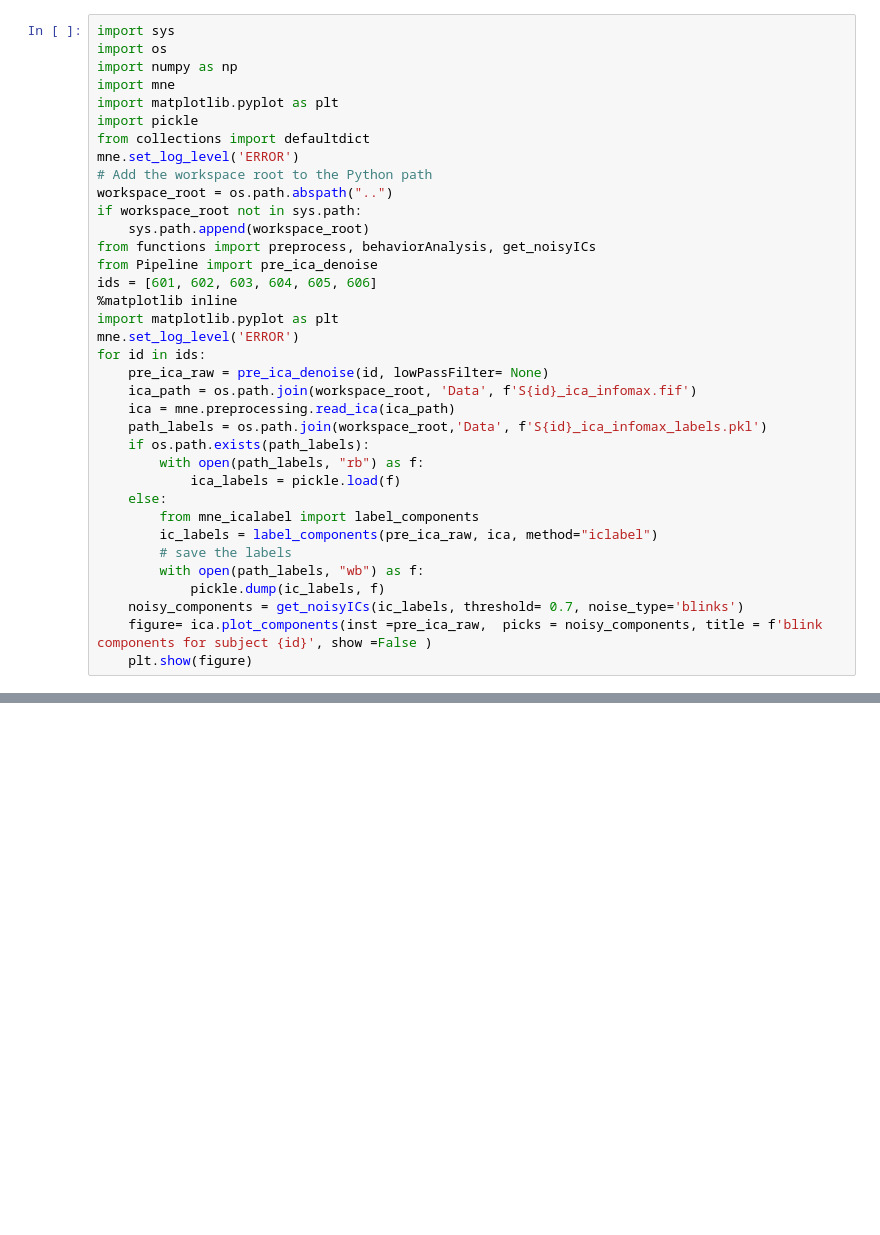
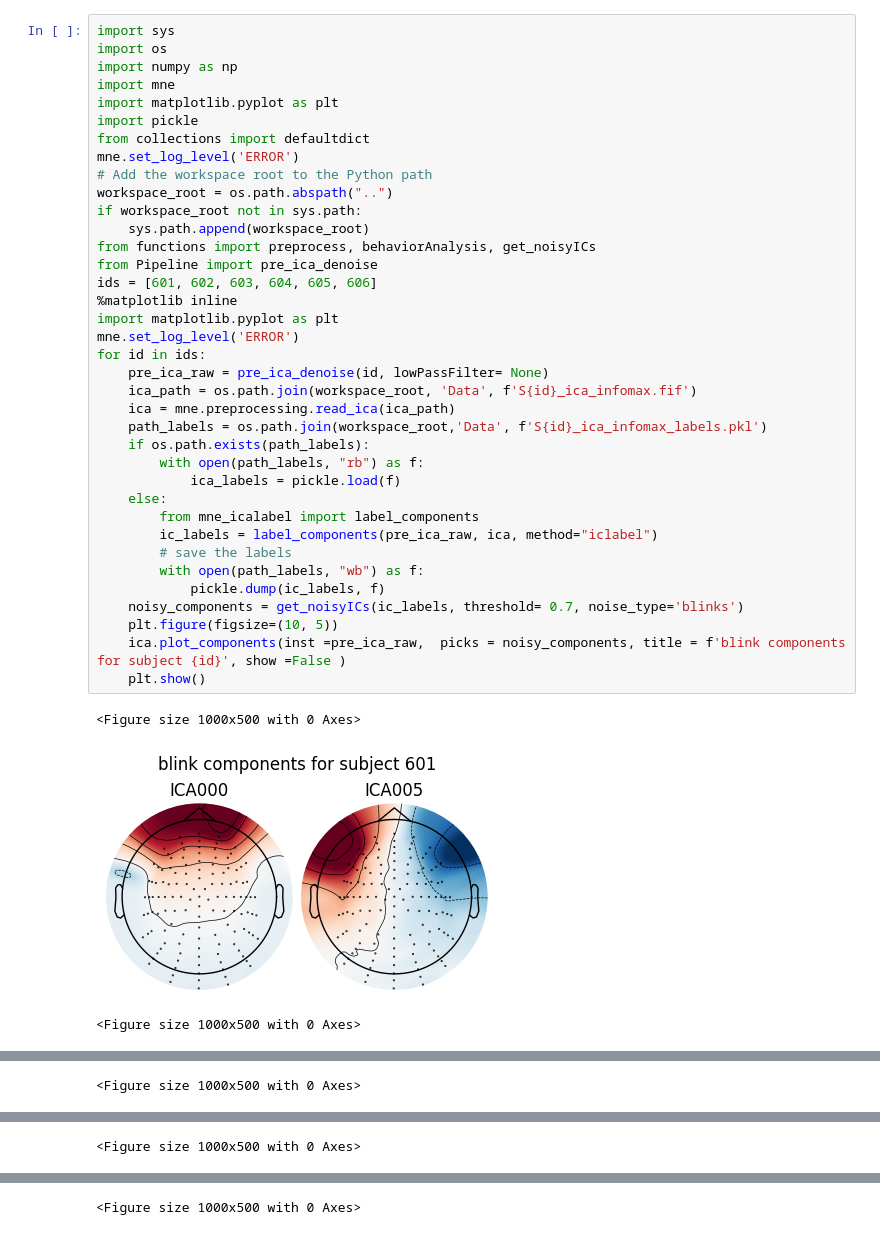
Before and after one commit to MohammadMMK/EEG-analysis-pipeline, a Jupyter notebook: notebooks/Blink_components.ipynb, the cells around one changed output, grey strips where cells are left out. Drawn from its saved outputs; the diff is of its cells as text; blank space fills up the shorter version.

```diff
--- a/notebooks/Blink_components.ipynb
+++ b/notebooks/Blink_components.ipynb
@@ -5,32 +5,37 @@ import numpy as np
 import mne
 import matplotlib.pyplot as plt
 import pickle
 from collections import defaultdict
 mne.set_log_level('ERROR')
 # Add the workspace root to the Python path
 workspace_root = os.path.abspath("..")
 if workspace_root not in sys.path:
     sys.path.append(workspace_root)
 from functions import preprocess, behaviorAnalysis, get_noisyICs
 from Pipeline import pre_ica_denoise
 ids = [601, 602, 603, 604, 605, 606]
 %matplotlib inline
 import matplotlib.pyplot as plt
 mne.set_log_level('ERROR')
 for id in ids:
     pre_ica_raw = pre_ica_denoise(id, lowPassFilter= None)
     ica_path = os.path.join(workspace_root, 'Data', f'S{id}_ica_infomax.fif')
     ica = mne.preprocessing.read_ica(ica_path)
     path_labels = os.path.join(workspace_root,'Data', f'S{id}_ica_infomax_labels.pkl')
     if os.path.exists(path_labels):
         with open(path_labels, "rb") as f:
             ica_labels = pickle.load(f)
     else:
         from mne_icalabel import label_components
         ic_labels = label_components(pre_ica_raw, ica, method="iclabel")
         # save the labels
         with open(path_labels, "wb") as f:
             pickle.dump(ic_labels, f)
     noisy_components = get_noisyICs(ic_labels, threshold= 0.7, noise_type='blinks')
-    figure= ica.plot_components(inst =pre_ica_raw,  picks = noisy_components, title = f'blink components for subject {id}', show =False )
-    plt.show(figure)
+    plt.figure(figsize=(10, 5))
+    ica.plot_components(inst =pre_ica_raw,  picks = noisy_components, title = f'blink components for subject {id}', show =False )
+    plt.show()
+# %% [output]
+<Figure size 1000x500 with 0 Axes>
+[figure, added]
+<Figure size 1000x500 with 0 Axes>
@@ -36,0 +43 @@ for id in ids:
+<Figure size 1000x500 with 0 Axes>
@@ -36,0 +45 @@ for id in ids:
+<Figure size 1000x500 with 0 Axes>
@@ -36,0 +47 @@ for id in ids:
+<Figure size 1000x500 with 0 Axes>
```
Also changed, not shown: parts of 1 cell of this notebook, 3 other files.
